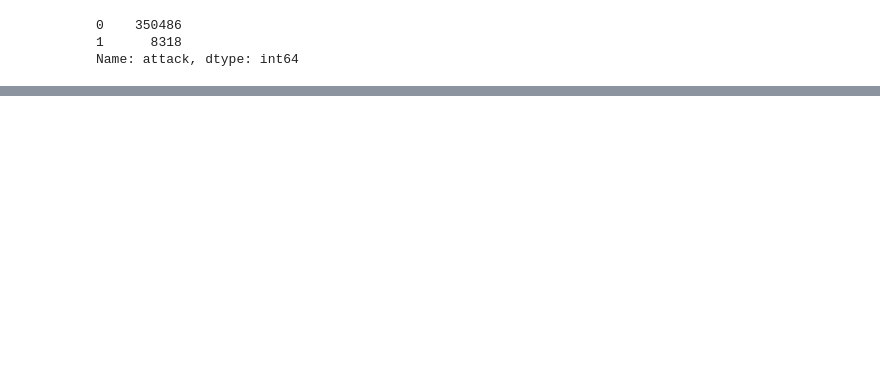
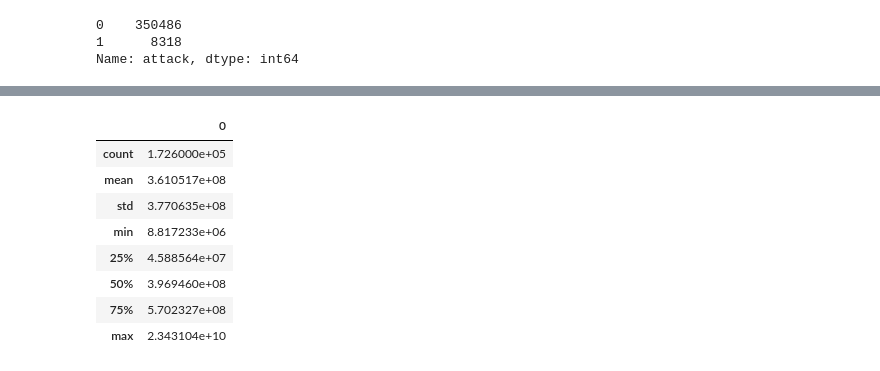
Before and after one commit to lekiho/NSR_AD, a Jupyter notebook: GTA_wadi.ipynb, the cells around one changed output, grey strips where cells are left out. Cells and saved outputs as stored; diff of their text form; code cells hidden in the pictures; blank space fills up the shorter version.

```diff
--- a/GTA_wadi.ipynb
+++ b/GTA_wadi.ipynb
@@ -660,0 +764,12 @@ print(confusion_matrix(hai_test['attack'], f3))
+# %%
+pd.DataFrame(wadi_se).describe()
+# %% [output]
+|  | 0 |
+| count | 1.726000e+05 |
+| mean | 3.610517e+08 |
+| std | 3.770635e+08 |
+| min | 8.817233e+06 |
+| 25% | 4.588564e+07 |
+| 50% | 3.969460e+08 |
+| 75% | 5.702327e+08 |
+| max | 2.343104e+10 |
```
Also changed, not shown: parts of 82 cells of this notebook.
